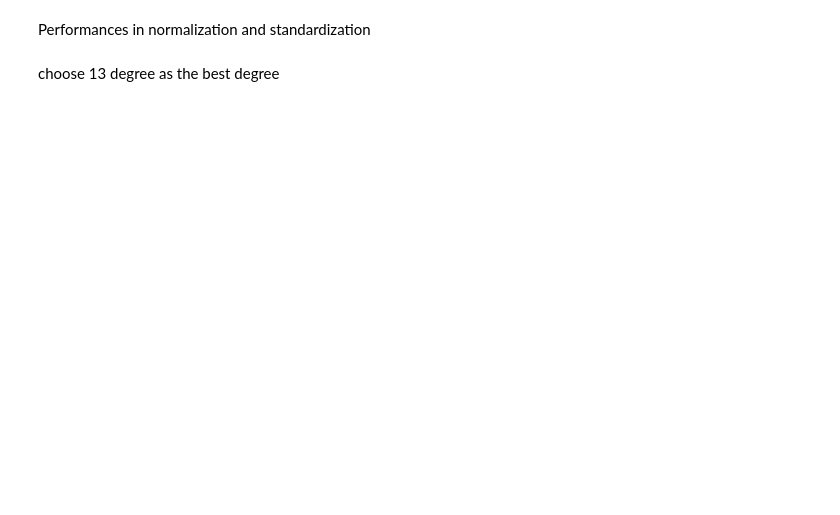
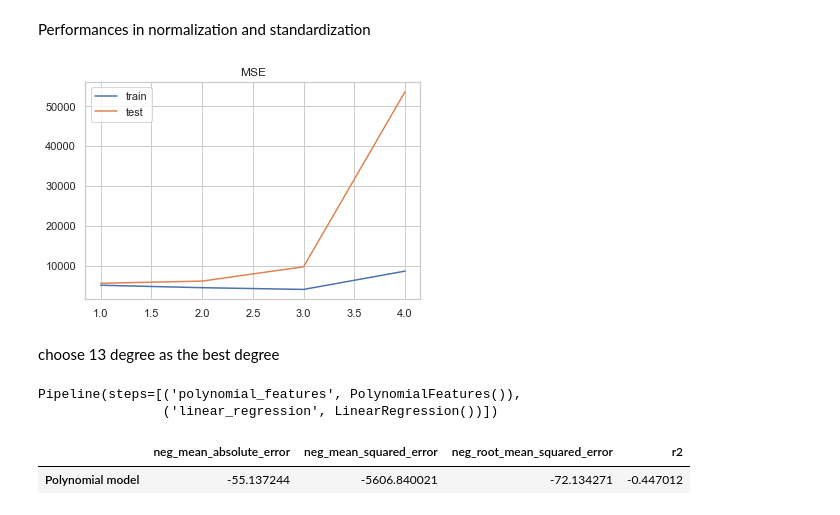
Before and after one commit to essamgouda97/ECE720-project1, a Jupyter notebook: task1_Alan.ipynb, the cells around one changed output. Saved outputs shown, nothing was run; the diff lists cells and outputs as text; code cells hidden in the pictures; blank space fills up the shorter version.

```diff
--- a/task1_Alan.ipynb
+++ b/task1_Alan.ipynb
@@ -538,26 +948,33 @@ stand_scaler= sk.preprocessing.StandardScaler()
 norm_scaler=sk.preprocessing.MinMaxScaler()
 normalize_scaler=sk.preprocessing.Normalizer()
 # %%
-train_mse,test_mse = compute_scale_cov(X_train,Y_train,X_test,Y_test,norm_scaler,15)
+train_mse,test_mse = compute_scale_cov(X_train,Y_train,X_test,Y_test,norm_scaler,5)
 plt.plot(range(1,len(train_mse)+1),train_mse, label='train')
 plt.plot(range(1,len(test_mse)+1),test_mse, label='test')
 plt.title('MSE')
 plt.legend();
+# %% [output]
+[figure, added]
 # %% [markdown]
 choose 13 degree as the best degree
 # %%
-poly_features = PolynomialFeatures(degree=4)
+poly_features = PolynomialFeatures(degree=2)
 sklreg = linear_model.LinearRegression()
 polpipeline = Pipeline([("polynomial_features", poly_features),
                      ("linear_regression", sklreg)])
 polpipeline.fit(X_train,Y_train)
-Predict_Y=polpipeline.predict(X_test)
+# %% [output]
+Pipeline(steps=[('polynomial_features', PolynomialFeatures()),
+                ('linear_regression', LinearRegression())])
 # %%
 results_df = pd.DataFrame()
 soclling=["neg_mean_absolute_error","neg_mean_squared_error","neg_root_mean_squared_error","r2"]
-series=cross_val(X_train,Y_train,polpipeline,soclling)
+series=cross_val_pip(X_train,Y_train,polpipeline,soclling)
 series.name="Polynomial model"
 results_df=results_df.append(series)
 results_df
+# %% [output]
+|  | neg_mean_absolute_error | neg_mean_squared_error | neg_root_mean_squared_error | r2 |
+| Polynomial model | -55.137244 | -5606.840021 | -72.134271 | -0.447012 |
 # %%
 #test_pred=evaluate(Y_test,Predict_Y)
```
Also changed, not shown: parts of 53 cells of this notebook.
